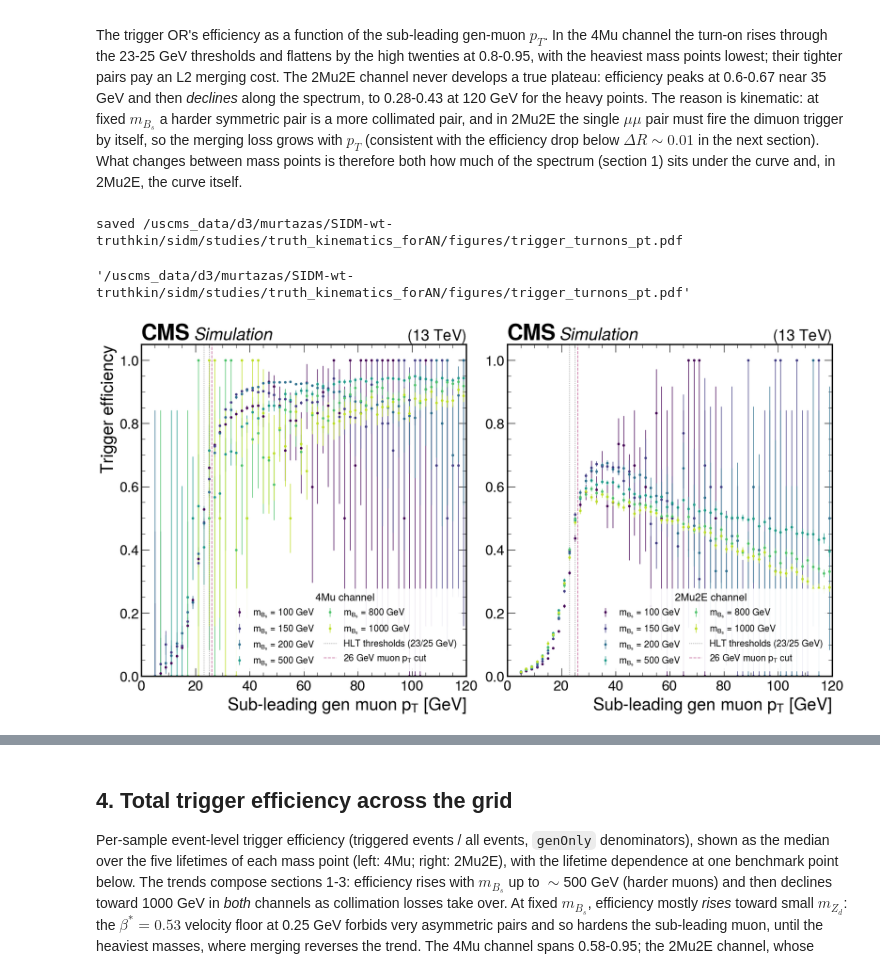
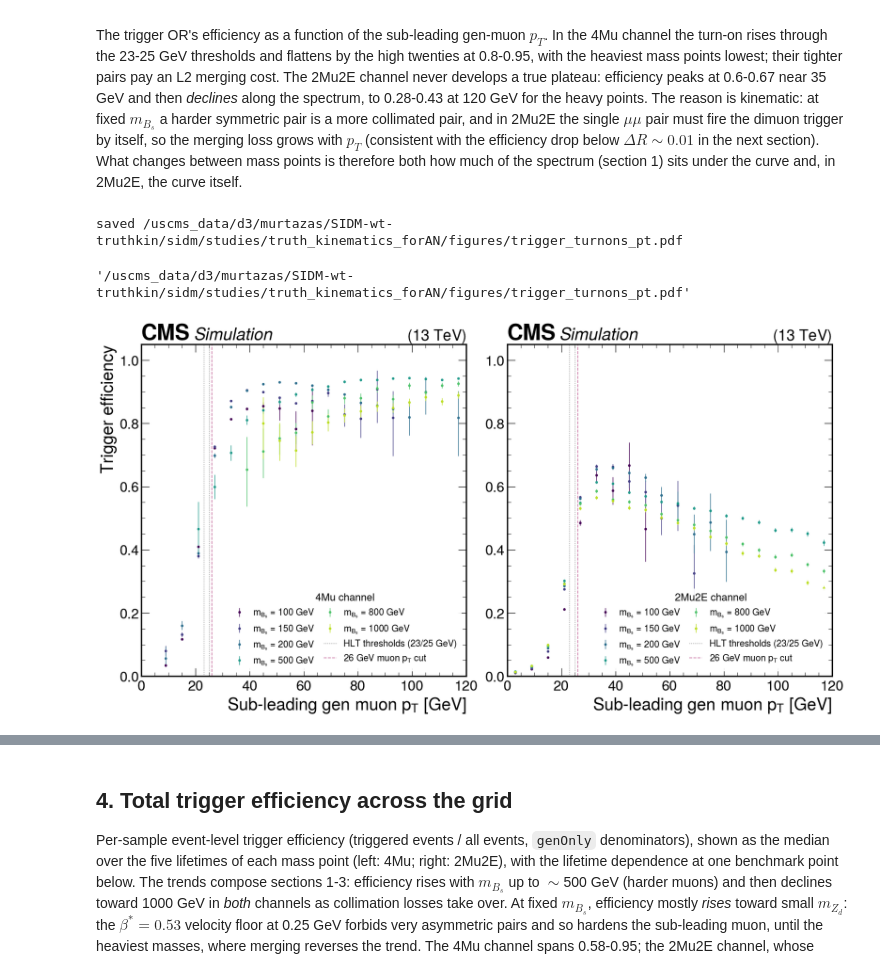
Before and after one commit to mariajose2398/SIDM, a Jupyter notebook: sidm/studies/truth_kinematics_forAN/trigger_context_forAN.ipynb, the cells around one changed output, grey strips where cells are left out. Cells and saved outputs as stored; diff of their text form; code cells hidden in the pictures.

```diff
--- a/sidm/studies/truth_kinematics_forAN/trigger_context_forAN.ipynb
+++ b/sidm/studies/truth_kinematics_forAN/trigger_context_forAN.ipynb
@@ -43,6 +43,7 @@ import matplotlib.pyplot as plt
 from matplotlib.colors import Normalize
 from matplotlib.lines import Line2D
 import mplhep as hep
+from hist import rebin as rebin_by
 
 here = os.getcwd()
 repo = here.split("/sidm")[0]
@@ -76,16 +77,45 @@ def threshold_handles(extra=None):
                               label=rf"{extra} GeV muon $p_T$ cut"))
     return handles
 
-def turnon(ax, sample, hist_name, label, color, xmax=None):
-    num = lib.get_h(out, sample, hist_name, "genOnly_trigger")
-    den = lib.get_h(out, sample, hist_name, "genOnly")
+MIN_DEN = 20   # a point is drawn only where its denominator can measure it
+
+def draw_eff(ax, num, den, label, color, xmax=None, min_den=MIN_DEN, **kw):
+    '''Efficiency of two same-binned histograms, drawn only where measured.
+
+    Clopper-Pearson on a one- or two-event denominator spans nearly the whole
+    range, so those bins carry no information and are dropped rather than
+    drawn as full-height bars.'''
     eff, lo, hi, centers = lib.efficiency(num, den)
-    ok = np.isfinite(eff)
+    ok = np.isfinite(eff) & (den.values() >= min_den)
     if xmax is not None:
         ok &= centers <= xmax
     ax.errorbar(centers[ok], eff[ok],
                 yerr=[eff[ok] - lo[ok], hi[ok] - eff[ok]],
-                fmt="o", ms=3, lw=1, color=color, label=label)
+                fmt="o", ms=3, lw=1, color=color, label=label, **kw)
+
+def turnon(ax, sample, hist_name, label, color, xmax=None, rebin=1):
+    num = lib.get_h(out, sample, hist_name, "genOnly_trigger")
+    den = lib.get_h(out, sample, hist_name, "genOnly")
+    if rebin > 1:
+        num, den = num[::rebin_by(rebin)], den[::rebin_by(rebin)]
+    draw_eff(ax, num, den, label, color, xmax=xmax)
+
+def turnon_samples(ax, samples, hist_name, label, color, xmax=None, rebin=1):
+    '''Same, summing several samples: the five lifetimes of a mass point share
+    one efficiency curve in these variables, so summing them costs nothing and
+    buys a factor ~4.5 in statistics.'''
+    num = lib.sum_h(out, samples, hist_name, "genOnly_trigger")
+    den = lib.sum_h(out, samples, hist_name, "genOnly")
+    if rebin > 1:
+        num, den = num[::rebin_by(rebin)], den[::rebin_by(rebin)]
+    draw_eff(ax, num, den, label, color, xmax=xmax)
+
+def band(h2, axis, lo, hi):
+    '''Sum a 2D histogram over [lo, hi) of one axis, leaving the other.'''
+    edges = h2.axes[axis].edges
+    i0 = int(np.searchsorted(edges, lo, side="left"))
+    i1 = int(np.searchsorted(edges, hi, side="left"))
+    return h2[{axis: slice(i0, i1, sum)}]
 
 def frac_above(h, threshold):
     # fraction of entries above a bin edge (threshold must sit on an edge);
@@ -154,26 +184,26 @@ curve itself.
 # %%
 fig, axes = plt.subplots(1, 2, figsize=an_style.WIDE, layout="constrained")
 for ax, mode in zip(axes, ["4Mu", "2Mu2E"]):
     for m in MBS:
         turnon(ax, lib.mid_ctau(out, mode, m, 1.2), "genMu1_pt",
-               rf"$m_{{B_s}}$ = {m:g} GeV", MBS_COLORS[m], xmax=120)
+               rf"$m_{{B_s}}$ = {m:g} GeV", MBS_COLORS[m], xmax=120, rebin=3)
     draw_thresholds(ax, extra=26)
     ax.set_xlabel(r"Sub-leading gen muon $p_T$ [GeV]")
     ax.set_xlim(0, 120)
     ax.set_ylim(0, 1.05)
     handles, labels = ax.get_legend_handles_labels()
     # two columns keep the legend inside the lower-right block; the low-count
     # bins there carry error bars a metre long, so it needs an opaque backing
     ax.legend(handles + threshold_handles(extra=26), labels
               + [h.get_label() for h in threshold_handles(extra=26)],
               fontsize=14, title_fontsize=16, loc="lower right", ncol=2,
               columnspacing=1.0, handlelength=1.4, frameon=True,
               facecolor="white", edgecolor="none", framealpha=0.92,
               title=f"{mode} channel")
 axes[0].set_ylabel("Trigger efficiency")
 an_style.cms_sim_labels(axes)
 an_style.save(fig, "trigger_turnons_pt")
 # %% [output]
 saved /uscms_data/d3/murtazas/SIDM-wt-truthkin/sidm/studies/truth_kinematics_forAN/figures/trigger_turnons_pt.pdf
 '/uscms_data/d3/murtazas/SIDM-wt-truthkin/sidm/studies/truth_kinematics_forAN/figures/trigger_turnons_pt.pdf'
-[figure, old version]
+[figure, new version]
```
Also changed, not shown: parts of 5 cells of this notebook.
